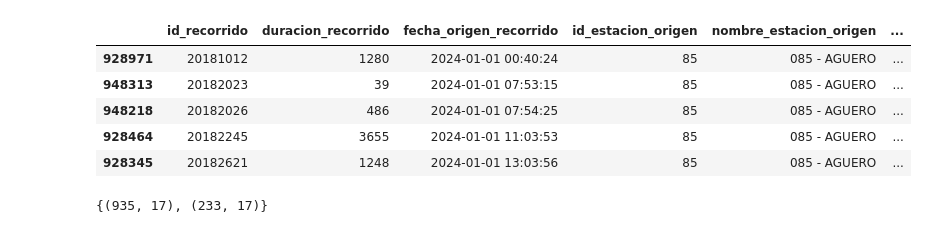
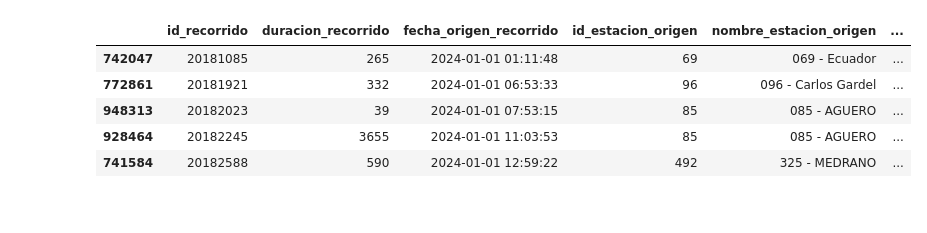
Before and after one commit to frangiavarini/Machine_Learning, a Jupyter notebook: notebooks/processing.ipynb, the cells around one changed output. Saved outputs shown, nothing was run; the diff lists cells and outputs as text; code cells hidden in the pictures.

```diff
--- a/notebooks/processing.ipynb
+++ b/notebooks/processing.ipynb
@@ -1,30 +1,30 @@
 # %%
 # filtrar los datos de 2024 solo para el mes de enero
 import pandas as pd
 # Cargar el archivo CSV
 df = pd.read_csv('../data/processed/recorridos/trips_2024.csv')
 
 recorridos_enero = df[df['fecha_origen_recorrido'].str.startswith('2024-01')]
 # Guardar el DataFrame filtrado en un nuevo archivo CSV
 
 
 #ordenar cronoligacamente
-recorridos_enero = recorridos_enero.sort_values(by='fecha_origen_recorrido')
+recorridos_enero = recorridos_enero.sort_values(by='fecha_destino_recorrido')
 
-#filtrar para la estación con id_estacion_origen = 85
-recorridos_enero = recorridos_enero[recorridos_enero['id_estacion_origen'] == 85]
+#filtrar para la estación con id_estacion_destino = 85
+recorridos_enero = recorridos_enero[recorridos_enero['id_estacion_destino'] == 85]
 
 # Guardar el DataFrame filtrado en un nuevo archivo CSV
 
 
 recorridos_enero.to_csv('../data/processed/recorridos/trips_enero_2024.csv', index=False)
 
 
 recorridos_enero.head()
 # %% [output]
 |  | id_recorrido | duracion_recorrido | fecha_origen_recorrido | id_estacion_origen | nombre_estacion_origen | ... |
-| 928971 | 20181012 | 1280 | 2024-01-01 00:40:24 | 85 | 085 - AGUERO | ... |
+| 742047 | 20181085 | 265 | 2024-01-01 01:11:48 | 69 | 069 - Ecuador | ... |
+| 772861 | 20181921 | 332 | 2024-01-01 06:53:33 | 96 | 096 - Carlos Gardel | ... |
 | 948313 | 20182023 | 39 | 2024-01-01 07:53:15 | 85 | 085 - AGUERO | ... |
-| 948218 | 20182026 | 486 | 2024-01-01 07:54:25 | 85 | 085 - AGUERO | ... |
 | 928464 | 20182245 | 3655 | 2024-01-01 11:03:53 | 85 | 085 - AGUERO | ... |
-| 928345 | 20182621 | 1248 | 2024-01-01 13:03:56 | 85 | 085 - AGUERO | ... |
+| 741584 | 20182588 | 590 | 2024-01-01 12:59:22 | 492 | 325 - MEDRANO | ... |
@@ -36,4 +30,0 @@ train,validation= train_test_split(recorridos_enero, test_size=0.8, random_state
-# %%
-print({train.shape, validation.shape})
-# %% [output]
-{(935, 17), (233, 17)}
```
Also changed, not shown: parts of 5 cells of this notebook.
